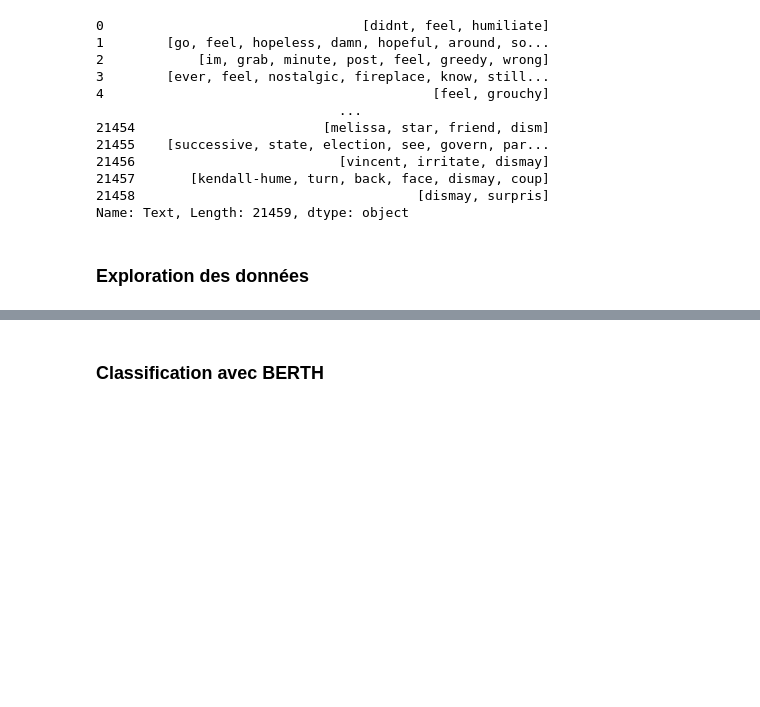
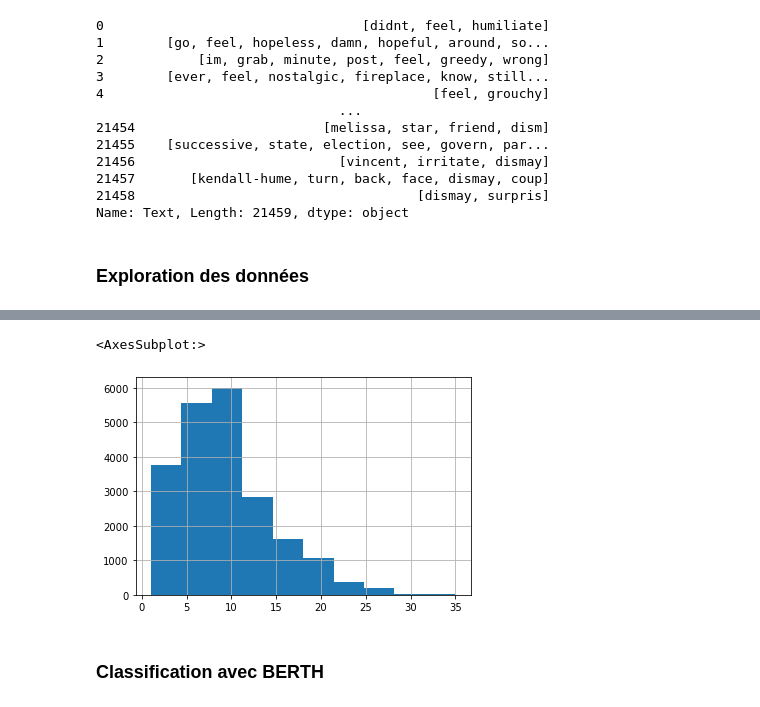
Before and after one commit to eltarr-kawther/roue-des-emotions, a Jupyter notebook: emotion_classification.ipynb, the cells around one changed output, grey strips where cells are left out. Cells and saved outputs as stored; diff of their text form; code cells hidden in the pictures; blank space fills up the shorter version.

Commit message:
added a few explorations

```diff
--- a/emotion_classification.ipynb
+++ b/emotion_classification.ipynb
@@ -167,3 +185,8 @@ df_explo
+# %%
+df_explo['Length'].hist()
+# %% [output]
+<AxesSubplot:>
+[figure, added]
 # %% [markdown]
 ### Classification avec BERTH
 # %%
```
Also changed, not shown: parts of 5 cells of this notebook.
